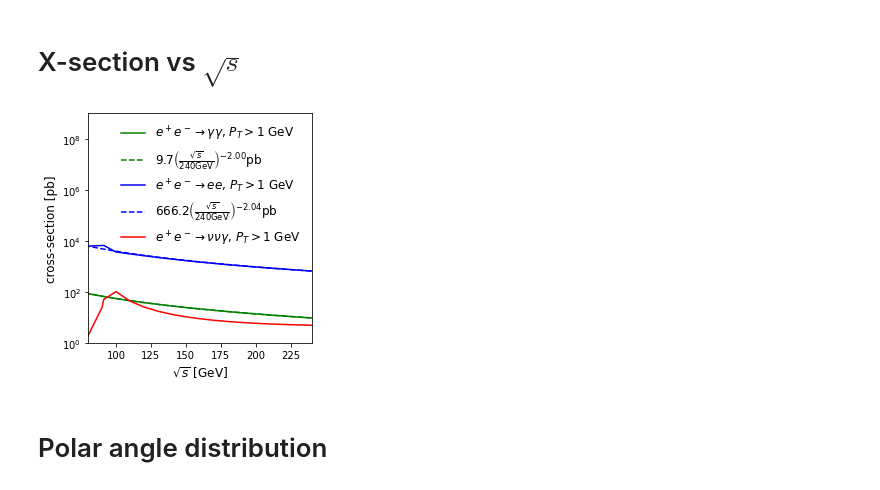
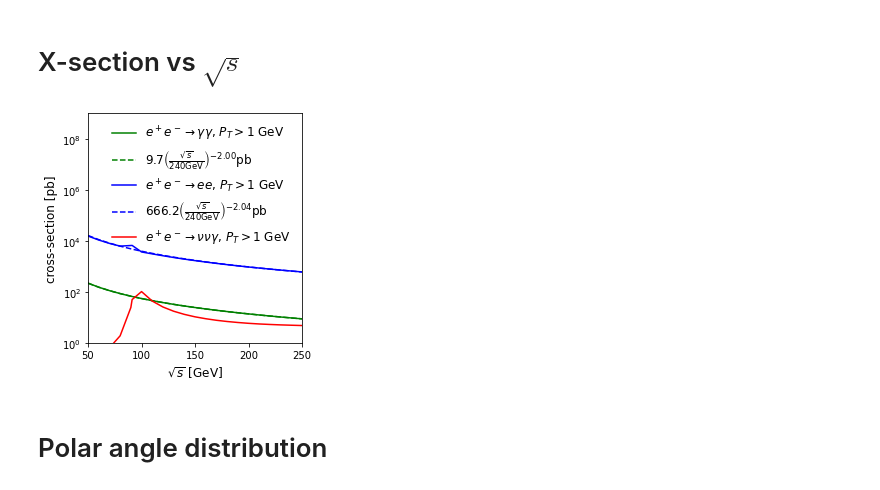
Before and after one commit to lhprojects/ee2gammagamma, a Jupyter notebook: ee2gammagamma.ipynb, the cells around one changed output. Cells and saved outputs as stored; diff of their text form; code cells hidden in the pictures.

```diff
--- a/ee2gammagamma.ipynb
+++ b/ee2gammagamma.ipynb
@@ -640,37 +640,37 @@ from scipy.stats import linregress
 def plot(sqrts, xsection, label, color, ax, fit=True):
 
     #slope, intercept, _, _, _ = linregress(np.log(beame*2)[5:], np.log(xsection)[5:])
 
     if fit:
-        sqrts_fit = sqrts[sqrts != 90]
-        xsection_fit = xsection[sqrts != 90]
+        sqrts_fit = sqrts[np.abs(sqrts-90)> 1]
+        xsection_fit = xsection[np.abs(sqrts-90)> 1]
         slope, intercept, _, _, _ = linregress(np.log(sqrts_fit/240)[:], np.log(xsection_fit)[:])
 
 
     ax.plot(sqrts, xsection, color=color, label=label)
     if fit:
         ax.plot(sqrts, np.exp(intercept)*np.power(sqrts/240, slope),
                 linestyle='dashed',
                 color=color,
                 label=r"$%.1f{\left(\frac{\sqrt{s}}{240 {\rm GeV}}\right)}^{%.2f}{\rm pb}$"%(np.exp(intercept), slope))
 
     ax.set_xlabel(r"$\sqrt{s}$ [GeV]", fontsize="large")
     ax.set_ylabel(r"cross-section [pb]", fontsize="large")
     ax.set_ylim((1, 1E9))
-    ax.set_xlim((80, 240))
+    ax.set_xlim((50, 250))
     ax.set_yscale("log")
     ax.legend(frameon=False, fontsize="large", loc="upper right")
 
 fig = plt.figure(figsize=(4,4))
 ax = plt.gca()
 plot(ee2ee_sqrts, ee2aa_xsection, label=r"$e^+e^- \rightarrow \gamma\gamma$, $P_T > 1$ GeV", color="green", ax=ax)
 plot(ee2aa_sqrts, ee2ee_xsection, label=r"$e^+e^- \rightarrow ee$, $P_T > 1$ GeV", color="blue", ax=ax)
 plot(ee2nna_sqrts, ee2nna_xsection, label=r"$e^+e^- \rightarrow \nu\nu\gamma$, $P_T > 1$ GeV", color="red", ax=ax, fit=False)
 plt.tight_layout()
 plt.savefig("XsectionVsE.pdf")
 plt.show()
 # %% [output]
-[figure, old version]
+[figure, new version]
 # %% [markdown]
 # Polar angle distribution
 # %%
```
Also changed, not shown: 1 other file.
